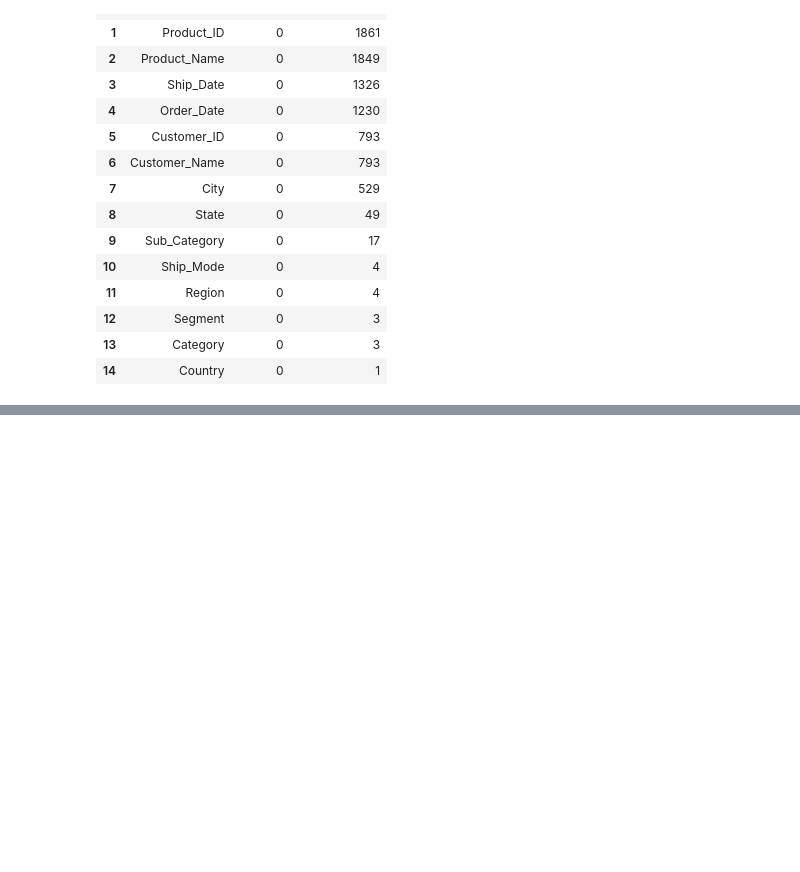
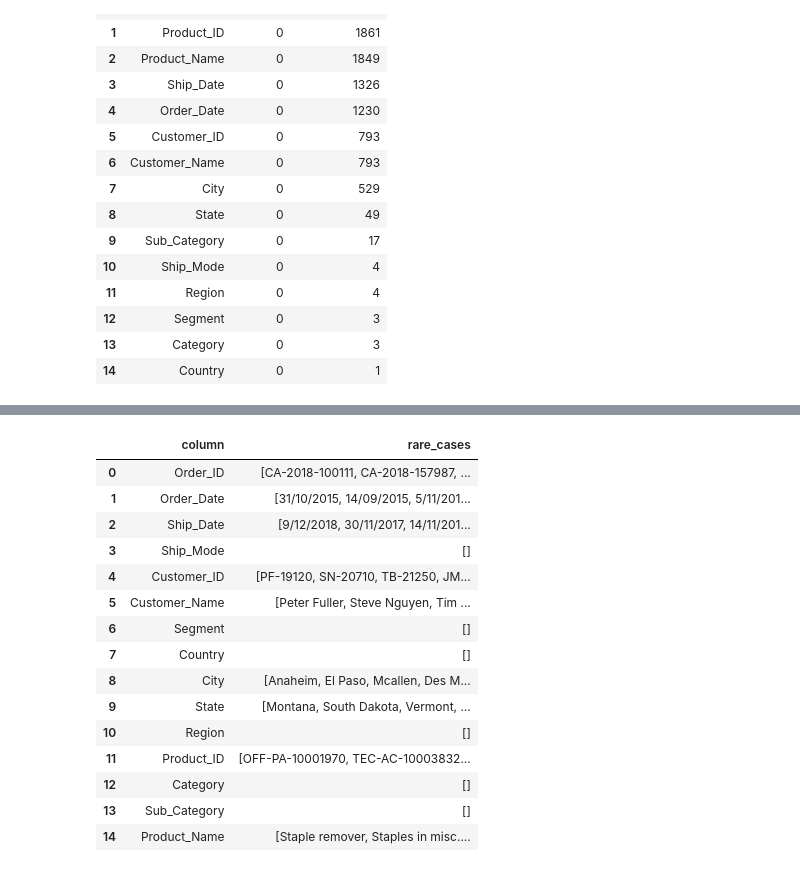
Before and after one commit to Ayush080-bct/Superstore-data-pipeline, a Jupyter notebook: notebook/EDA.ipynb, the cells around one changed output, grey strips where cells are left out. Saved outputs shown, nothing was run; the diff lists cells and outputs as text; code cells hidden in the pictures; blank space fills up the shorter version.

```diff
--- a/notebook/EDA.ipynb
+++ b/notebook/EDA.ipynb
@@ -400,0 +407,26 @@ Passing `palette` without assigning `hue` is deprecated and will be removed in v
+# %%
+cat_table_rare = pd.DataFrame({
+    'column': cat_columns,
+    'rare_cases': [
+        categorical_data[col].value_counts()[categorical_data[col].value_counts() < 20].index.tolist()
+        for col in cat_columns
+    ]
+})
+cat_table_rare
+# %% [output]
+|  | column | rare_cases |
+| 0 | Order_ID | [CA-2018-100111, CA-2018-157987, ... |
+| 1 | Order_Date | [31/10/2015, 14/09/2015, 5/11/201... |
+| 2 | Ship_Date | [9/12/2018, 30/11/2017, 14/11/201... |
+| 3 | Ship_Mode | [] |
+| 4 | Customer_ID | [PF-19120, SN-20710, TB-21250, JM... |
+| 5 | Customer_Name | [Peter Fuller, Steve Nguyen, Tim ... |
+| 6 | Segment | [] |
+| 7 | Country | [] |
+| 8 | City | [Anaheim, El Paso, Mcallen, Des M... |
+| 9 | State | [Montana, South Dakota, Vermont, ... |
+| 10 | Region | [] |
+| 11 | Product_ID | [OFF-PA-10001970, TEC-AC-10003832... |
+| 12 | Category | [] |
+| 13 | Sub_Category | [] |
+| 14 | Product_Name | [Staple remover, Staples in misc.... |
```
Also changed, not shown: parts of 13 cells of this notebook.
